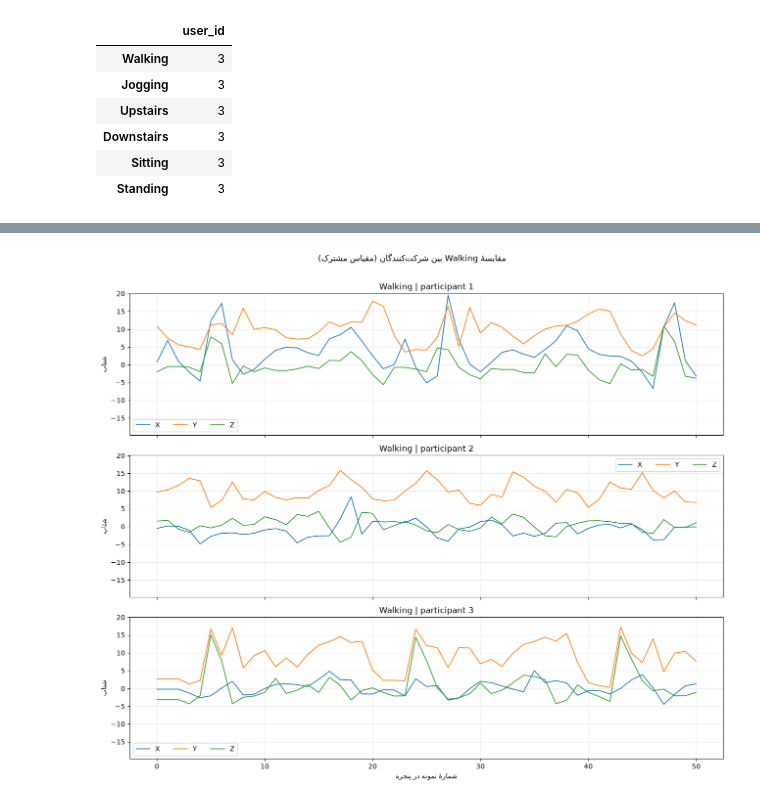
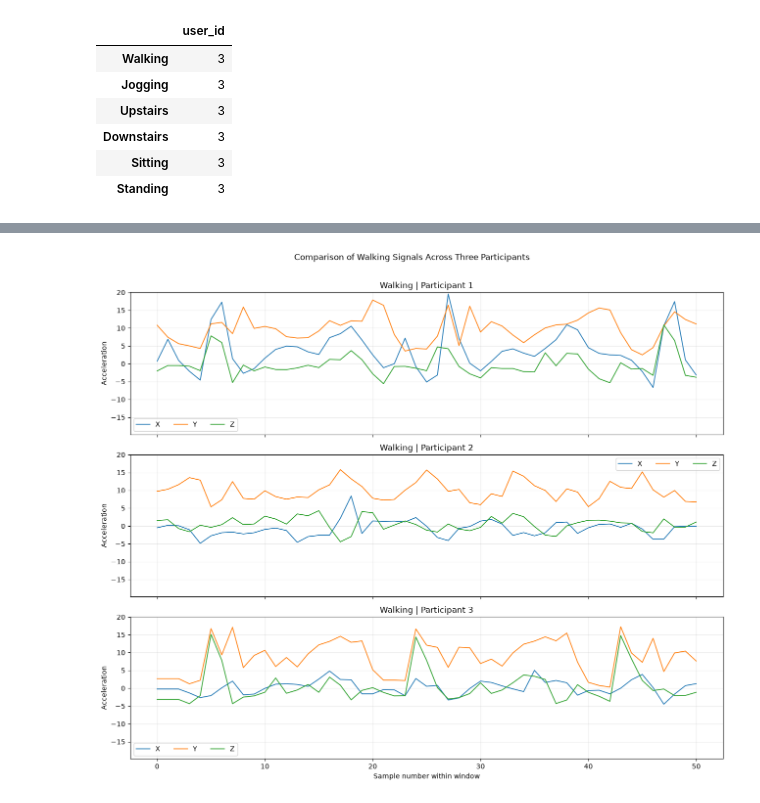
Before and after one commit to weasleyhermoine1998/WISDM-Human-Activity-Recognition, a Jupyter notebook: PT1_solution.ipynb, the cells around one changed output, grey strips where cells are left out. Cells and saved outputs as stored; diff of their text form; code cells hidden in the pictures.

```diff
--- a/PT1_solution.ipynb
+++ b/PT1_solution.ipynb
@@ -340,2 +113,0 @@ import warnings
-# %%
-AXES = ["X", "Y", "Z"]
@@ -529,8 +235,0 @@ Name: count, dtype: int64
-# %%
-# انتخاب نسخه مرجع برای ادامه تحلیل پروژه
-data = data_reference.copy()
-
-print("مجموعه داده اصلی پروژه انتخاب شد.")
-print("ابعاد داده:", data.shape)
-print("تعداد کاربران:", data["user_id"].nunique())
-print("تعداد فعالیت‌ها:", data["activity"].nunique())
@@ -542,9 +236,2 @@ print("تعداد فعالیت‌ها:", data["activity"].nunique())
 # %% [markdown]
 ## ۳. توزیع فعالیت‌ها و شرکت‌کنندگان
-# %%
-from pathlib import Path
-
-OUTPUT_DIR = Path("outputs")
-OUTPUT_DIR.mkdir(parents=True, exist_ok=True)
-
-print("پوشه خروجی آماده است:", OUTPUT_DIR.resolve())
@@ -756,27 +618,63 @@ display(pd.Series(chosen_users, name="user_id").to_frame())
 # %%
-walking_meta = meta[meta.activity == "Walking"].copy()
-walking_users = sorted(walking_meta.user_id.unique())
+
+walking_meta = meta[meta["activity"] == "Walking"].copy()
+walking_users = sorted(walking_meta["user_id"].unique())
+
+# اطمینان از وجود حداقل سه شرکت‌کننده
 if len(walking_users) < 3:
-    warnings.warn("کمتر از سه شرکت‌کننده برای Walking پنجرهٔ کامل دارند.")
+    raise RuntimeError(
+        f"برای مقایسه به حداقل سه شرکت‌کننده نیاز است؛ "
+        f"اما فقط {len(walking_users)} شرکت‌کننده پنجرهٔ کامل دارند."
+    )
+
 selected_users = walking_users[:3]
 
-fig, axes = plt.subplots(len(selected_users), 1, figsize=(13, 3.6 * max(1, len(selected_users))), sharex=True, sharey=True)
-if len(selected_users) == 1:
-    axes = [axes]
+# رسم سیگنال راه‌رفتن برای سه شرکت‌کننده
+fig, axes = plt.subplots(
+    3, 1,
+    figsize=(13, 10.8),
+    sharex=True,
+    sharey=True
+)
+
 for ax, user in zip(axes, selected_users):
-    idx = walking_meta.index[walking_meta.user_id == user][0]
+    idx = walking_meta.index[
+        walking_meta["user_id"] == user
+    ][0]
+
     signal = X_windows[idx]
+
     for j, axis_name in enumerate(AXES):
-        ax.plot(signal[:, j], label=axis_name, linewidth=1.25)
-    ax.set_title(f"Walking | participant {user}")
+        ax.plot(
+            signal[:, j],
+            label=axis_name,
+            linewidth=1.25
+        )
+
+    ax.set_title(f"Walking | Participant {user}")
     ax.set_ylim(y_min, y_max)
-    ax.set_ylabel("شتاب")
+    ax.set_ylabel("Acceleration")
     ax.legend(ncol=3)
-axes[-1].set_xlabel("شمارهٔ نمونه در پنجره")
-fig.suptitle("مقایسهٔ Walking بین شرکت‌کنندگان (مقیاس مشترک)", y=1.01)
+
+axes[-1].set_xlabel("Sample number within window")
+
+fig.suptitle(
+    "Comparison of Walking Signals Across Three Participants",
+    y=1.01
+)
+
 plt.tight_layout()
-plt.savefig(OUTPUT_DIR / "05_walking_subject_comparison.png", dpi=160, bbox_inches="tight")
+
+plt.savefig(
+    OUTPUT_DIR / "05_walking_subject_comparison.png",
+    dpi=160,
+    bbox_inches="tight"
+)
+
 plt.show()
-print("شناسه‌های استفاده‌شده:", selected_users)
+
+print("تعداد شرکت‌کنندگان انتخاب‌شده:", len(selected_users))
+print("شناسه‌های شرکت‌کنندگان:", selected_users)
+print("برای هر شرکت‌کننده یک پنجرهٔ کامل از فعالیت راه‌رفتن انتخاب شده است.")
 # %% [output]
-[figure, old version]
+[figure, new version]
```
Also changed, not shown: parts of 61 cells of this notebook, 12 other files.
